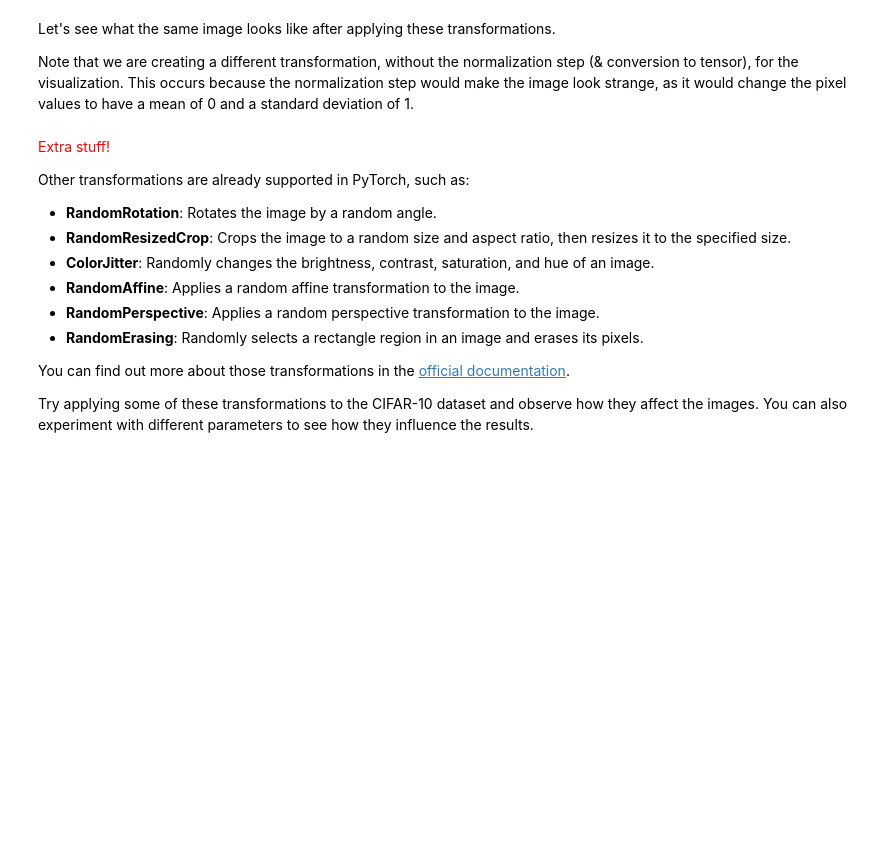
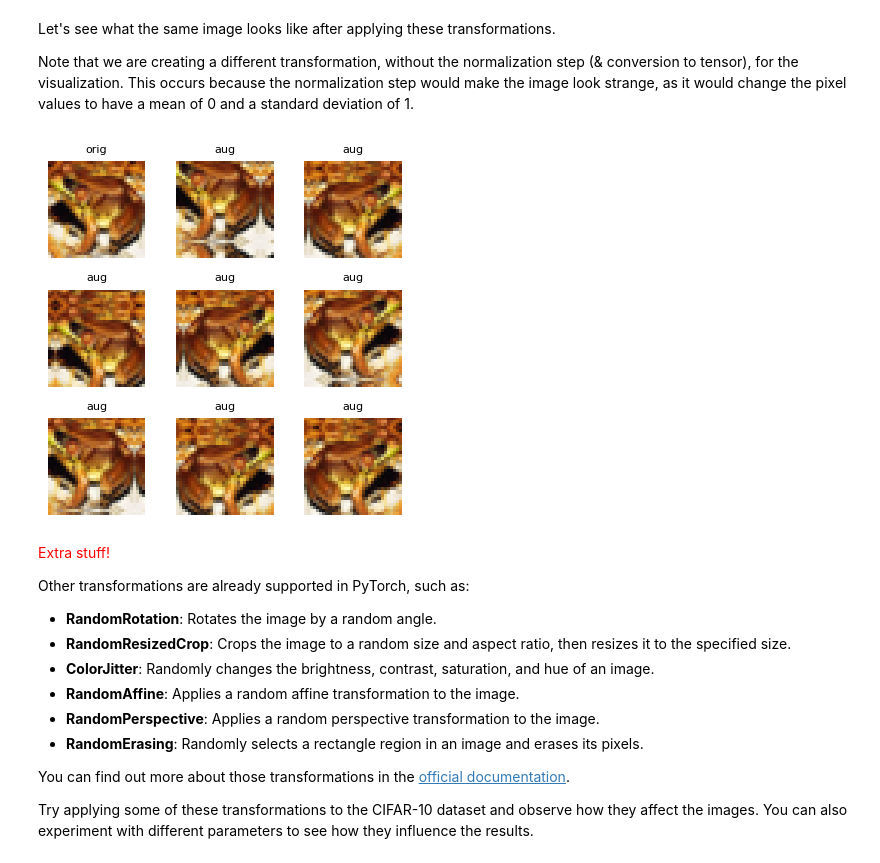
Before and after one commit to IvanNece/LLM_Labs, a Jupyter notebook: lab01/text.ipynb, the cells around one changed output. Cells and saved outputs as stored; diff of their text form; code cells hidden in the pictures; blank space fills up the shorter version.

```diff
--- a/lab01/text.ipynb
+++ b/lab01/text.ipynb
@@ -474,20 +496,43 @@ Let's see what the same image looks like after applying these transformations.
 
 Note that we are creating a different transformation, without the normalization step (& conversion to tensor), for the visualization. This occurs because the normalization step would make the image look strange, as it would change the pixel values to have a mean of 0 and a standard deviation of 1.
 # %%
+# pipeline per vedere SOLO le augmentations (niente ToTensor/Normalize qui)
 viz_transform = transforms.Compose([
+    # flip orizzontale casuale (p=0.5)
     transforms.RandomHorizontalFlip(),
     # note the padding_mode policy: this implies that the "missing" pixels
     # will be reflected from the border pixels
     # (more info in the documentation => https://pytorch.org/vision/main/generated/torchvision.transforms.RandomCrop.html)
+    # traslazioni leggere con bordo riflesso
     transforms.RandomCrop(32, padding_mode='reflect', padding=5)
 ])
 
+# prendo una immagine dal batch (Tensor CHW in [0,1]) e la converto in PIL (HWC)
 im = transforms.ToPILImage()(images[10])
 n_transforms = 9
 
-fig, ax = plt.subplots(3,3, figsize=(4,4))
+fig, axes = plt.subplots(3,3, figsize=(4,4))
 # TODO: Visualize the original image ,then apply different transformations to it
 # Note: each time you apply the viz_transform transformation, a random transformation will be applied to the image
+axes = axes.ravel()
+for i in range(n_transforms):
+    if i == 0:
+        # prima cella: immagine originale
+        img_show = im
+        title = "orig"
+    else:
+        # altre celle: applico augmentations random
+        img_show = viz_transform(im)
+        title = "aug"
+
+    axes[i].imshow(img_show)
+    axes[i].set_title(title, fontsize=8)
+    axes[i].axis("off")
+
+plt.tight_layout()
+plt.show()
+# %% [output]
+[figure, added]
 # %% [markdown]
 <span style="color:red">Extra stuff!</span>
 
```
Also changed, not shown: parts of 3 cells of this notebook.
